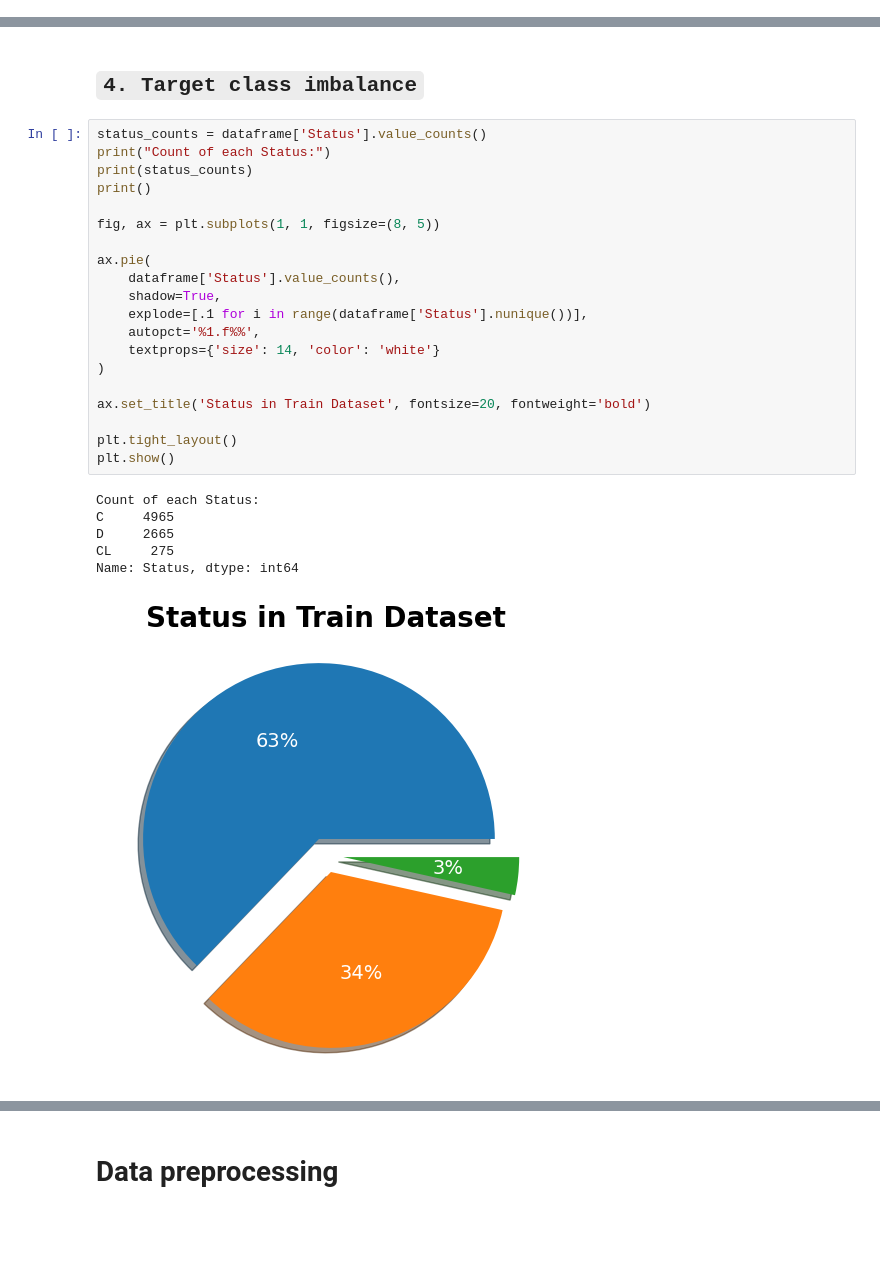
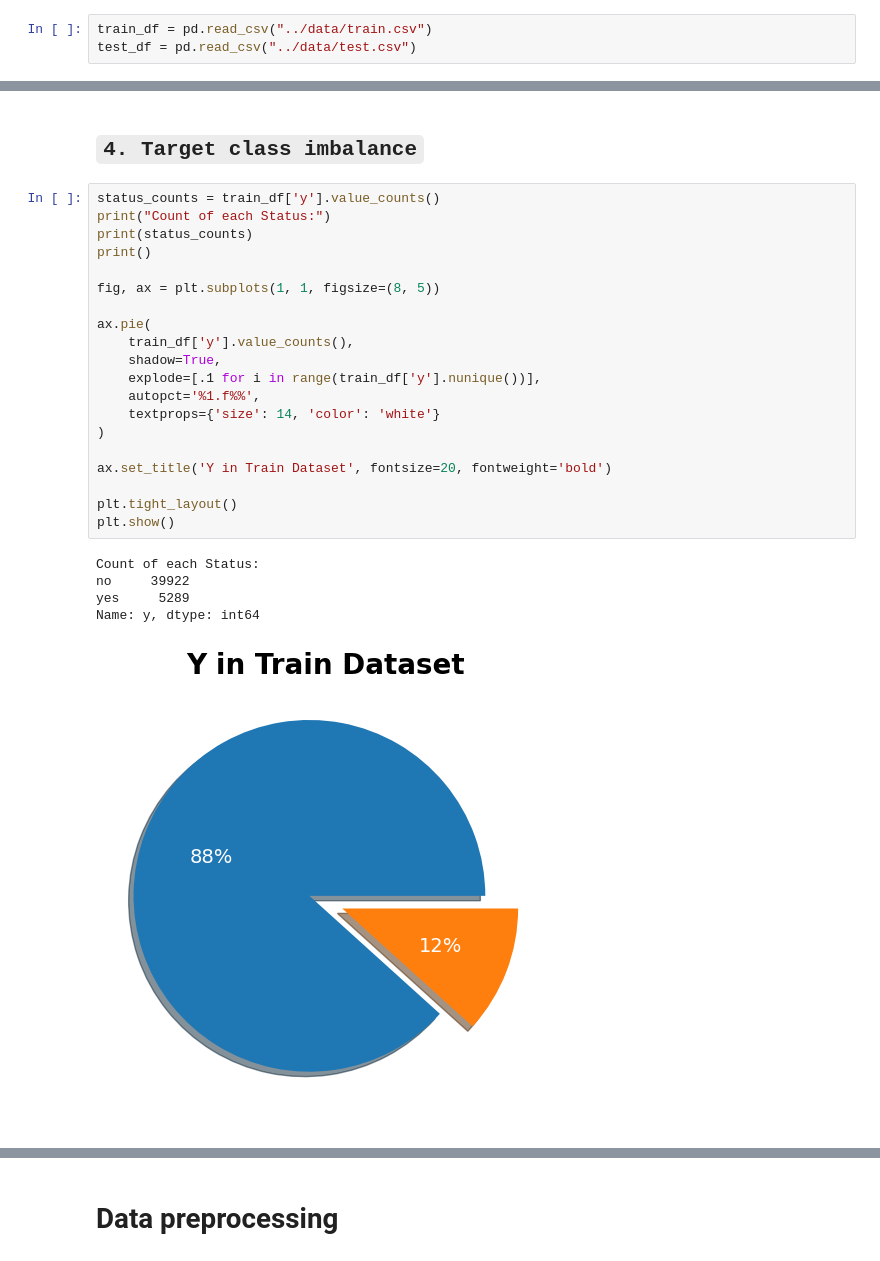
Before and after one commit to accesable/ML_Final, a Jupyter notebook: code/main.ipynb, the cells around one changed output, grey strips where cells are left out. Drawn from its saved outputs; the diff is of its cells as text; blank space fills up the shorter version.

```diff
--- a/code/main.ipynb
+++ b/code/main.ipynb
@@ -46,0 +37,3 @@ dataframe.head()
+# %%
+train_df = pd.read_csv("../data/train.csv")
+test_df = pd.read_csv("../data/test.csv")
@@ -129,29 +149,28 @@ for col in numerical:
 # %% [markdown]
 ## `4. Target class imbalance`
 # %%
-status_counts = dataframe['Status'].value_counts()
+status_counts = train_df['y'].value_counts()
 print("Count of each Status:")
 print(status_counts)
 print()
 
 fig, ax = plt.subplots(1, 1, figsize=(8, 5))
 
 ax.pie(
-    dataframe['Status'].value_counts(),
+    train_df['y'].value_counts(),
     shadow=True,
-    explode=[.1 for i in range(dataframe['Status'].nunique())],
+    explode=[.1 for i in range(train_df['y'].nunique())],
     autopct='%1.f%%',
     textprops={'size': 14, 'color': 'white'}
 )
 
-ax.set_title('Status in Train Dataset', fontsize=20, fontweight='bold')
+ax.set_title('Y in Train Dataset', fontsize=20, fontweight='bold')
 
 plt.tight_layout()
 plt.show()
 # %% [output]
 Count of each Status:
-C     4965
-D     2665
-CL     275
-Name: Status, dtype: int64
+no     39922
+yes     5289
+Name: y, dtype: int64
-[figure, old version]
+[figure, new version]
```
Also changed, not shown: parts of 50 cells of this notebook, 3 other files.
